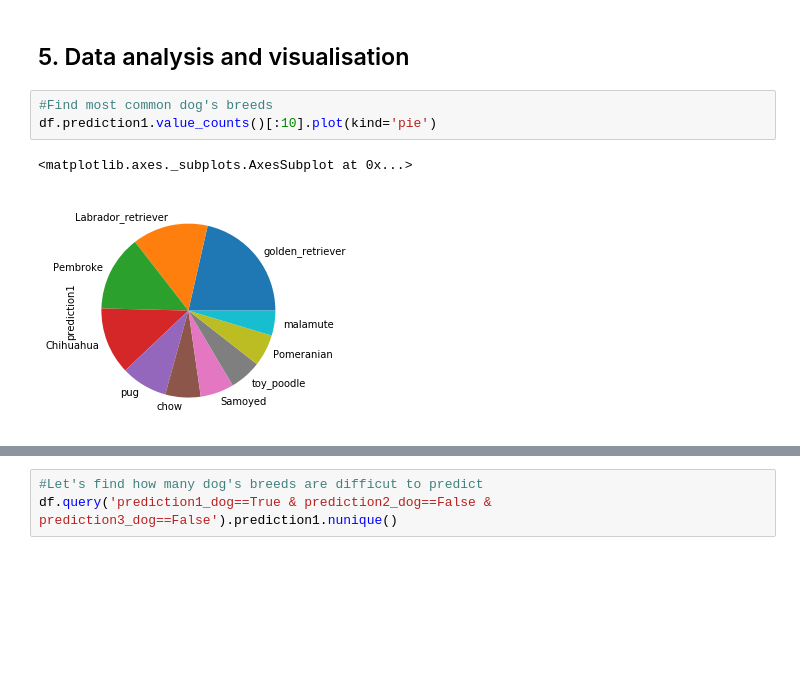
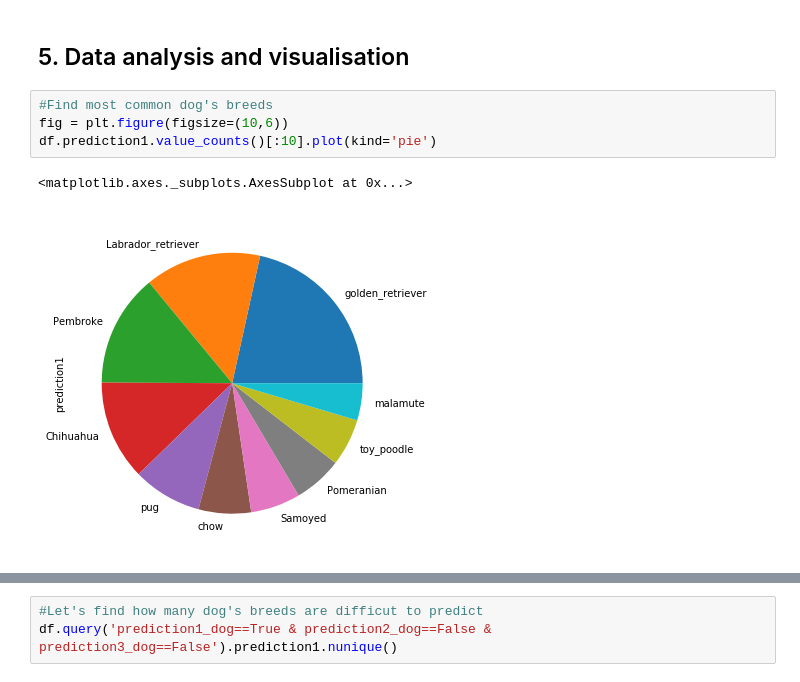
Before and after one commit to mila-dan/data-wrangling, a Jupyter notebook: wrangle_act.ipynb, the cells around one changed output, grey strips where cells are left out. Cells and saved outputs as stored; diff of their text form; blank space fills up the shorter version.

```diff
--- a/wrangle_act.ipynb
+++ b/wrangle_act.ipynb
@@ -1094,10 +1234,11 @@ df_2.head()
 ## 5. Data analysis and visualisation
 # %%
 #Find most common dog's breeds
+fig = plt.figure(figsize=(10,6))
 df.prediction1.value_counts()[:10].plot(kind='pie')
 # %% [output]
 <matplotlib.axes._subplots.AxesSubplot at 0x...>
-[figure, old version]
+[figure, new version]
 # %%
 #Let's find how many dog's breeds are easy to predict
 df.query('prediction1_dog==True & prediction2_dog==True & prediction3_dog==True').prediction1.nunique()
```
Also changed, not shown: parts of 32 cells of this notebook.
